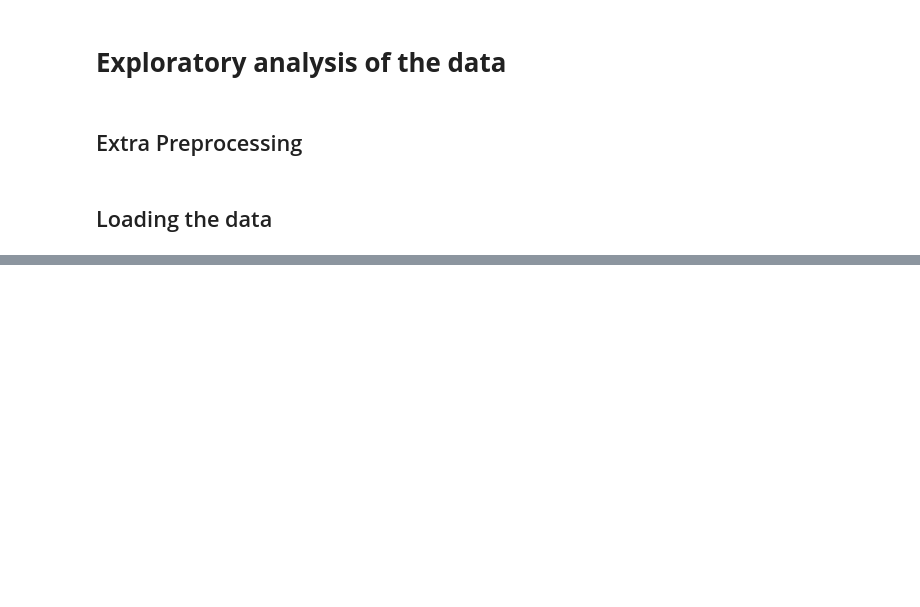
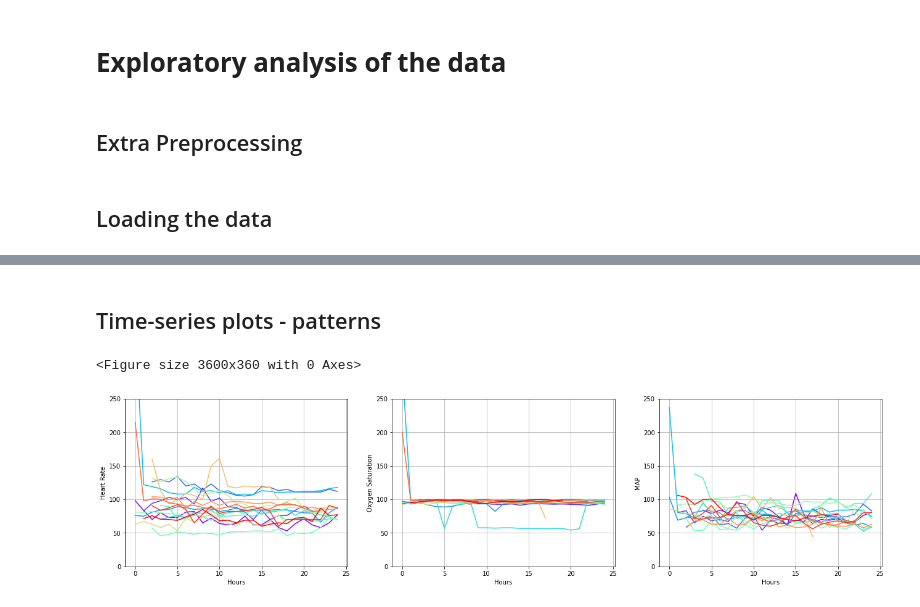
Before and after one commit to AgatheZ/Master-Project, a Jupyter notebook: MIMIC_III_demo/eda.ipynb, the cells around one changed output, grey strips where cells are left out. Drawn from its saved outputs; the diff is of its cells as text; code cells hidden in the pictures; blank space fills up the shorter version.

```diff
--- a/MIMIC_III_demo/eda.ipynb
+++ b/MIMIC_III_demo/eda.ipynb
@@ -34,11 +40,11 @@ def remove_missing(batch, var, threshold):
 # %% [markdown]
 ## Loading the data
 # %%
-import pandas
-import matplotlib.pyplot as plt
+nb_hours = 24
+list_vit = ['heart_rate', 'oxygen_saturation', 'map']
+list_vit_clean = ['Heart Rate', 'Oxygen Saturation', 'MAP']
+
 
 df = pandas.read_csv('preprocessed_mimic3d_hour.csv', delimiter=',', index_col = "hour_from_intime")
-
-df = trunc_length(df, 24)
-batch = create_batchs(df)
-batchs = remove_missing(batch, ['heart_rate', 'oxygen_saturation'], threshold = 0.5)
+df = trunc_length(df, nb_hours)
+bch = create_batchs(df)
@@ -90,0 +89,22 @@ plt.grid()
+# %%
+#Removing missing data
+batchs = remove_missing(bch, ['heart_rate', 'oxygen_saturation', 'map'], threshold = 20)
+print(len(batchs))
+# %% [markdown]
+## Time-series plots - patterns
+# %%
+#Simple plots of the variables
+fig, axes = plt.subplots(1,3, figsize=(22, 5))
+for i in range(len(list_vit)):
+    color = iter(cm.rainbow(np.linspace(0, 1, len(batchs))))
+    for patient in range(len(batchs)):
+        c = next(color)
+        batchs[patient][list_vit[i]].plot(ax = axes[i], xlabel = 'Hours', color = c, ylabel = list_vit_clean[i], ylim = [0,250])
+        axes[i].grid()
+
+
+#faire une fonction threshold missing
+#faire une fonction pour chaque patient uqi peut être appliquée à chaque patient
+# %% [output]
+<Figure size 3600x360 with 0 Axes>
+[figure, added]
```
Also changed, not shown: parts of 18 cells of this notebook.
